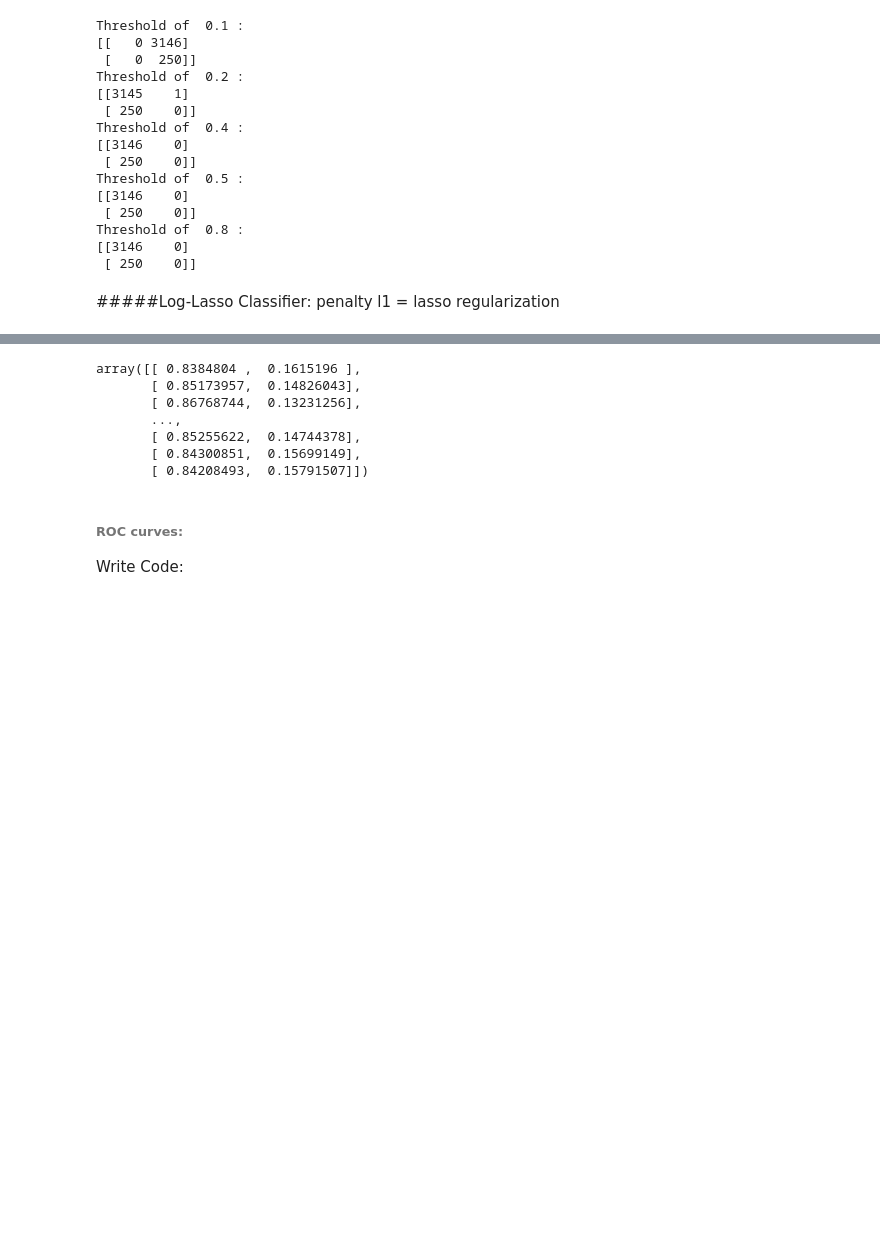
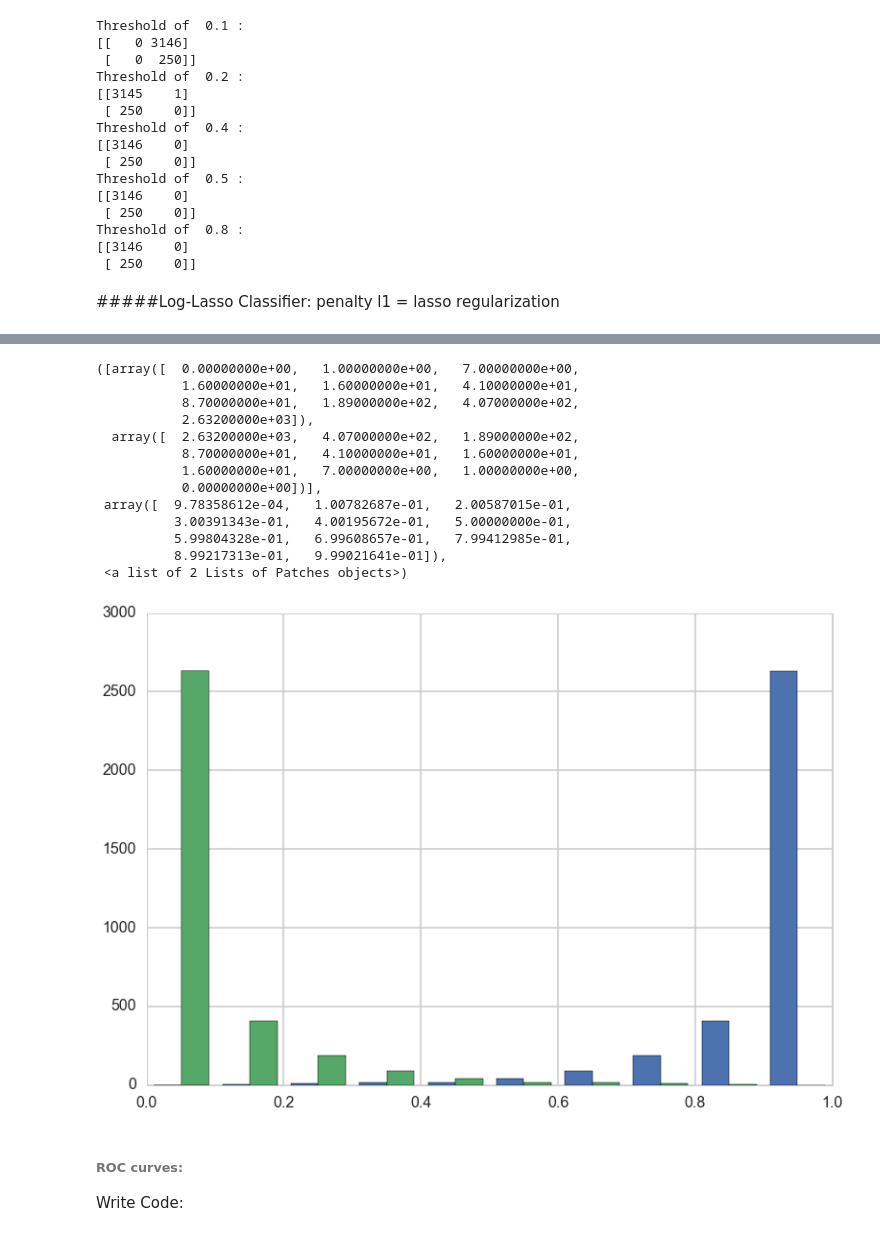
Before and after one commit to martinkess/India, a Jupyter notebook: SVC + Log-Lasso Classifier.ipynb, the cells around one changed output, grey strips where cells are left out. Saved outputs shown, nothing was run; the diff lists cells and outputs as text; code cells hidden in the pictures; blank space fills up the shorter version.

```diff
--- a/SVC + Log-Lasso Classifier.ipynb
+++ b/SVC + Log-Lasso Classifier.ipynb
@@ -310,13 +310,20 @@ Based on standard predict::
 # %%
-clflog.predict_proba(Xtest)
+plt.hist(clflog.predict_proba(Xtest))
 # %% [output]
-array([[ 0.8384804 ,  0.1615196 ],
-       [ 0.85173957,  0.14826043],
-       [ 0.86768744,  0.13231256],
-       ...,
-       [ 0.85255622,  0.14744378],
-       [ 0.84300851,  0.15699149],
-       [ 0.84208493,  0.15791507]])
+([array([  0.00000000e+00,   1.00000000e+00,   7.00000000e+00,
+           1.60000000e+01,   1.60000000e+01,   4.10000000e+01,
+           8.70000000e+01,   1.89000000e+02,   4.07000000e+02,
+           2.63200000e+03]),
+  array([  2.63200000e+03,   4.07000000e+02,   1.89000000e+02,
+           8.70000000e+01,   4.10000000e+01,   1.60000000e+01,
+           1.60000000e+01,   7.00000000e+00,   1.00000000e+00,
+           0.00000000e+00])],
+ array([  9.78358612e-04,   1.00782687e-01,   2.00587015e-01,
+          3.00391343e-01,   4.00195672e-01,   5.00000000e-01,
+          5.99804328e-01,   6.99608657e-01,   7.99412985e-01,
+          8.99217313e-01,   9.99021641e-01]),
+ <a list of 2 Lists of Patches objects>)
+[figure, added]
 # %% [markdown]
 ###### ROC curves:
 Write Code:
```
Also changed, not shown: parts of 1 cell of this notebook.
